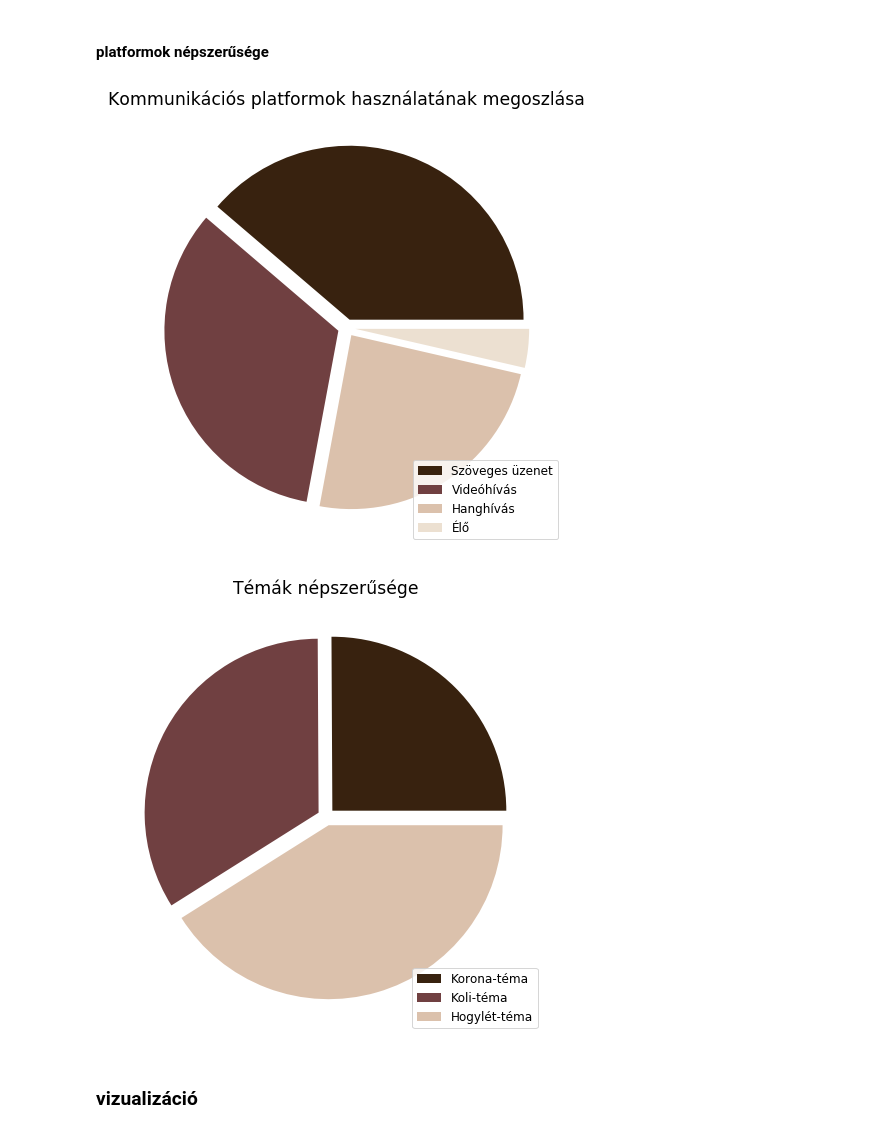
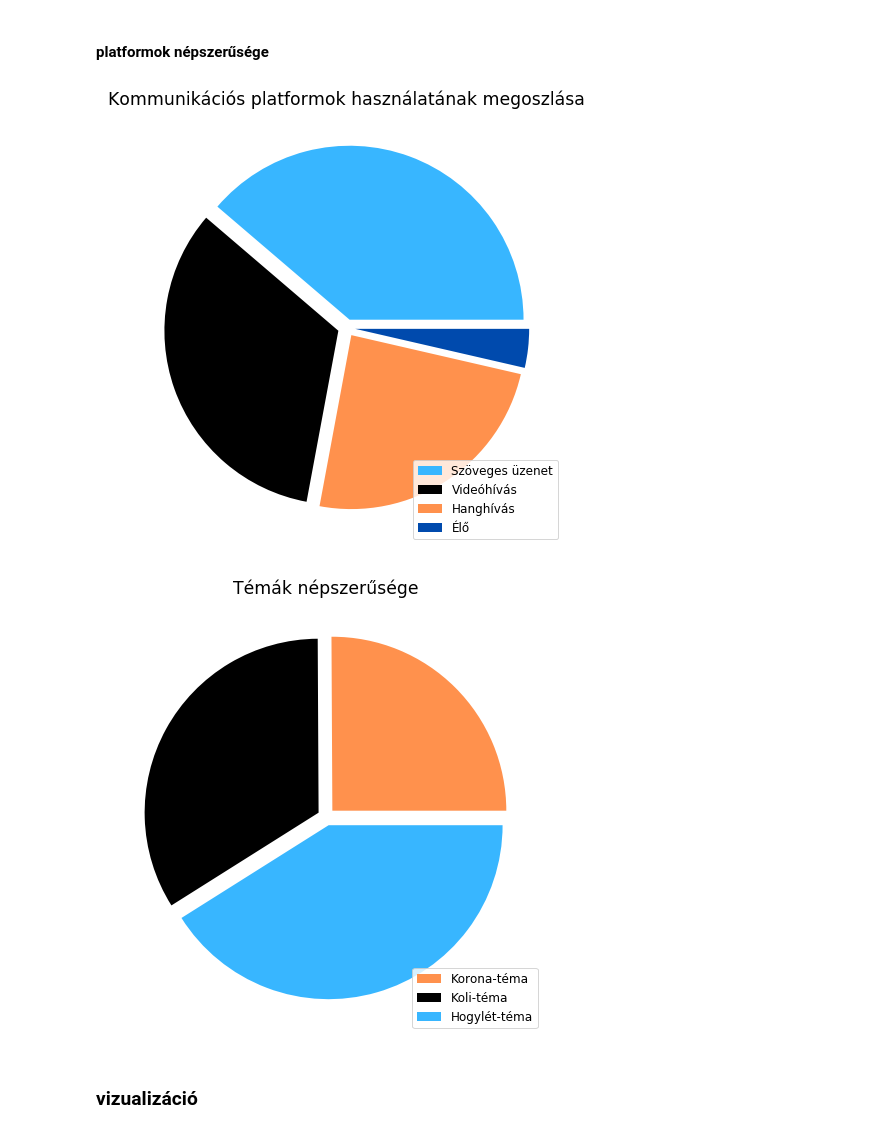
Before and after one commit to dormanh/rajk-contact-network, a Jupyter notebook: analysis.ipynb, the cells around one changed output. Drawn from its saved outputs; the diff is of its cells as text; code cells hidden in the pictures.

```diff
--- a/analysis.ipynb
+++ b/analysis.ipynb
@@ -18,5 +19,5 @@ import statsmodels.api as sm
 # %%
-poll_data = pd.read_excel("encrypted.xlsx").drop("Unnamed: 0", axis=1).fillna("")
+poll_data = pd.read_excel("docs/encrypted.xlsx").drop("Unnamed: 0", axis=1).fillna("")
 # %% [markdown]
 ### hálózat
 # %% [markdown]
@@ -59,7 +60,7 @@ edges_df = (
                 [
                     np.sort(e)
                     for e in G.edges()
-                    if (e[::-1] in G.edges()) and (e[0] != e[1])
+                    if ((e[::-1] in G.edges()) and (e[0] != e[1])) or ()
                 ]
             )
         )
@@ -231,14 +229,14 @@ platform_popularity = dict(
     .value_counts()
 )
 # %%
-def pie(data_dict, title):
+def pie(data_dict, title, colors):
 
     fig = plt.figure(figsize = (10, 8))
 
     plt.pie(
         data_dict.values(),
         labels=data_dict.keys(),
-        colors=["#38220f", "#704041", "#dbc1ac", "#ece0d1"][:len(data_dict)],
+        colors=colors,
         explode=[0.05,0.05,0.05,0.05][:len(data_dict)],
         textprops={"color": "#ffffff"}
     )
@@ -247,15 +245,23 @@ def pie(data_dict, title):
 
     plt.title(title, fontsize="xx-large")
 
-    mpld3.save_html(fig, "figs/{}.html".format("_".join(title.split(" "))))
+    mpld3.save_html(fig, "docs/{}.html".format("_".join(title.split(" "))))
 # %%
-pie(platform_popularity, "Kommunikációs platformok használatának megoszlása")
+pie(
+    platform_popularity,
+    "Kommunikációs platformok használatának megoszlása",
+    colors=["#38b6ff", "#000000", "#ff914d", "#004aad"],
+)
 # %% [output]
-[figure, old version]
+[figure, new version]
 # %%
-pie({c: poll_data[c].mean().round(2) for c in topics}, "Témák népszerűsége")
+pie(
+    {c: poll_data[c].mean().round(2) for c in topics},
+    "Témák népszerűsége",
+    colors=["#ff914d", "#000000", "#38b6ff"],
+)
 # %% [output]
-[figure, old version]
+[figure, new version]
 # %% [markdown]
 ### vizualizáció
 # %%
```
Also changed, not shown: parts of 20 cells of this notebook, 15 other files.
